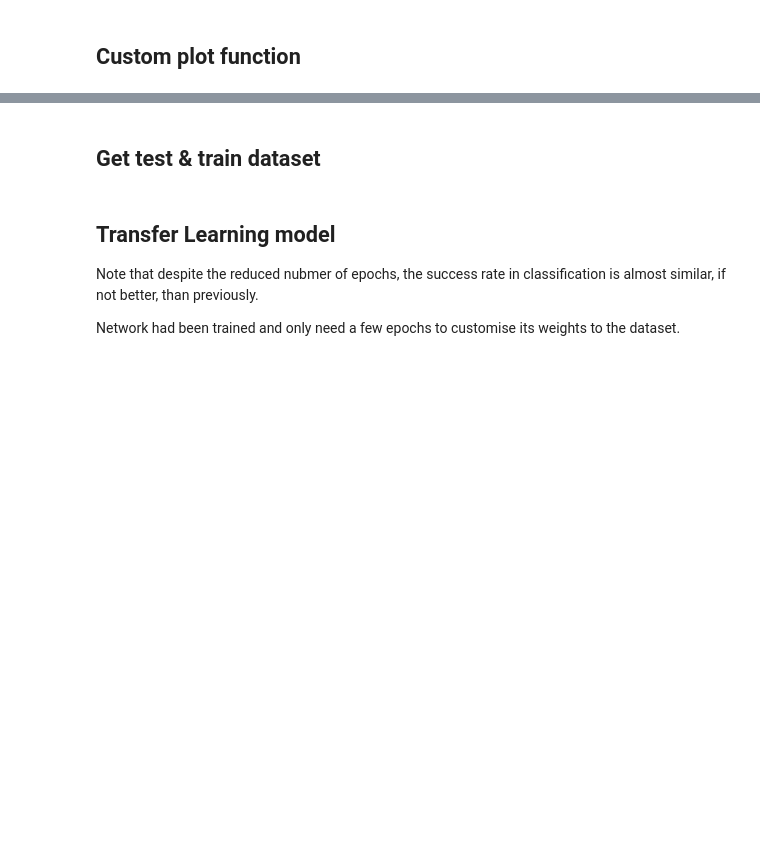
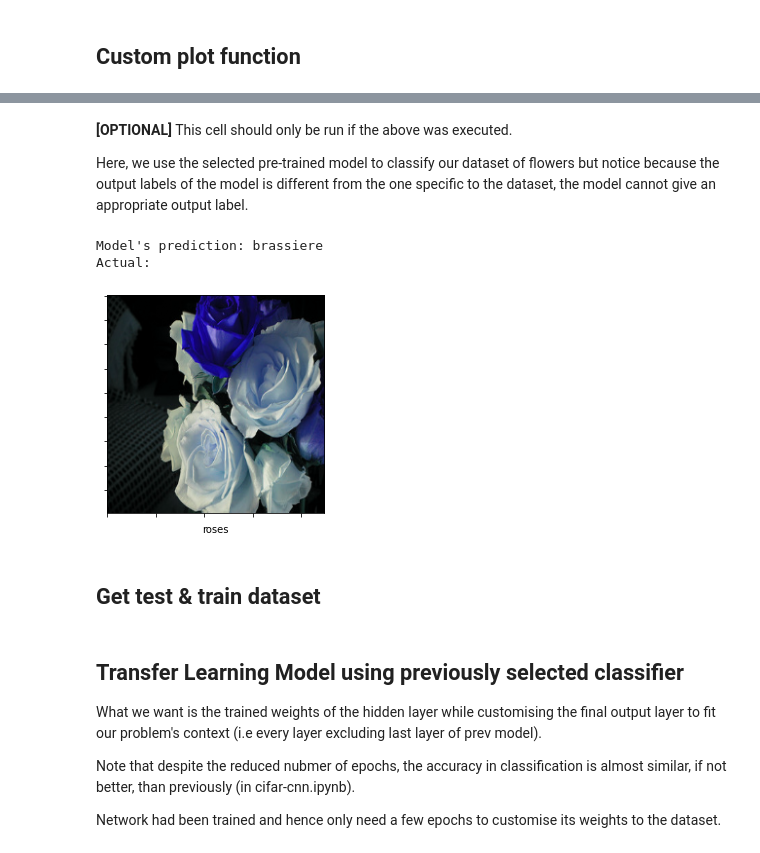
Before and after one commit to 4ndrelim/DeepLearningCNNConcepts, a Jupyter notebook: transfer-learning.ipynb, the cells around one changed output, grey strips where cells are left out. Drawn from its saved outputs; the diff is of its cells as text; code cells hidden in the pictures; blank space fills up the shorter version.

Commit message:
Reformat code for clarity, add evaluation and re-train model

```diff
--- a/transfer-learning.ipynb
+++ b/transfer-learning.ipynb
@@ -141,14 +136,30 @@ Sample run:
+# %% [markdown]
+**[OPTIONAL]** This cell should only be run if the above was executed.
+
+
+Here, we use the selected pre-trained model to classify our dataset of flowers but notice because the output labels of the model is different from the one specific to the dataset, the model cannot give an appropriate output label.
+# %%
+pred = image_labels[np.argmax(classifier.predict(X[123][np.newaxis, ...]))]
+print("Model's prediction: " + pred)
+print("Actual: ")
+plot(X, y, 123)
+# %% [output]
+Model's prediction: brassiere
+Actual:
+[figure, added]
 # %% [markdown]
 ## Get test & train dataset
 # %%
 from sklearn.model_selection import train_test_split
 X_train, X_test, y_train, y_test = train_test_split(X, y, random_state=0)
 # %% [markdown]
-## Transfer Learning model
+## Transfer Learning Model using previously selected classifier
 
-Note that despite the reduced nubmer of epochs, the success rate in classification is almost similar, if not better, than previously.
+What we want is the trained weights of the hidden layer while customising the final output layer to fit our problem's context (i.e every layer excluding last layer of prev model).
 
-Network had been trained and only need a few epochs to customise its weights to the dataset.
+Note that despite the reduced nubmer of epochs, the accuracy in classification is almost similar, if not better, than previously (in cifar-cnn.ipynb).
+
+Network had been trained and hence only need a few epochs to customise its weights to the dataset.
 # %%
 feature_extractor_model = "https://tfhub.dev/google/tf2-preview/mobilenet_v2/feature_vector/4"
 pretrained_model = hub.KerasLayer(
```
Also changed, not shown: parts of 20 cells of this notebook.
